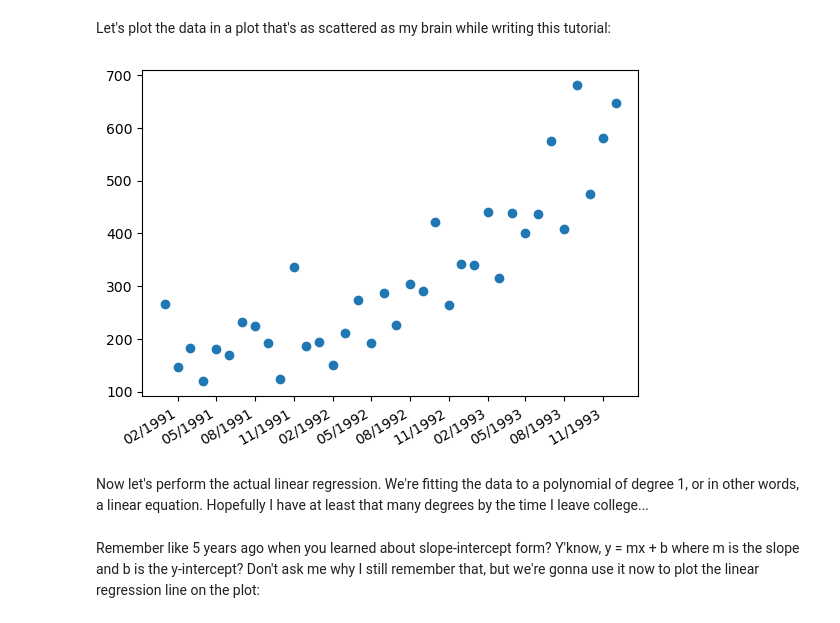
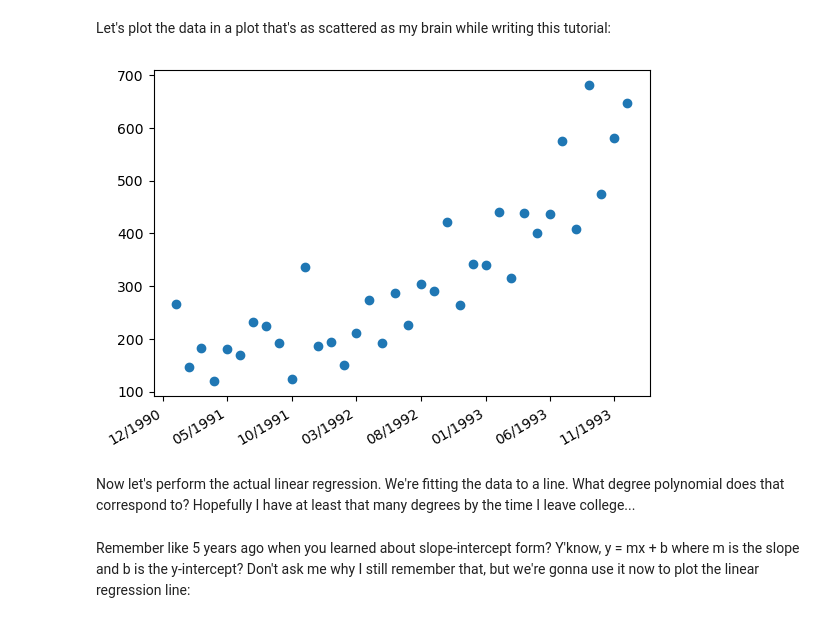
Before and after one commit to smendozatoledo/HW7, a Jupyter notebook: nbs/00_core.ipynb, the cells around one changed output. Cells and saved outputs as stored; diff of their text form; code cells hidden in the pictures.

```diff
--- a/nbs/00_core.ipynb
+++ b/nbs/00_core.ipynb
@@ -25,16 +26,18 @@ Let's plot the data in a plot that's as scattered as my brain while writing this
 # %%
 import matplotlib.pyplot as plt
 import matplotlib.dates as mdates
 
-# Plot with X-axis as dates
+# Format X-axis properly
 plt.gca().xaxis.set_major_formatter(mdates.DateFormatter('%m/%Y'))
-plt.gca().xaxis.set_major_locator(mdates.MonthLocator(interval=3))
-plt.scatter(dates, sales)
+plt.gca().xaxis.set_major_locator(mdates.MonthLocator(interval=5))
 plt.gcf().autofmt_xdate()
+
+# Plot with X-axis as date and Y-axis as sales
+points = plt.scatter(?????, ?????)
 # %% [output]
-[figure, old version]
+[figure, new version]
 # %% [markdown]
-Now let's perform the actual linear regression. We're fitting the data to a polynomial of degree 1, or in other words, a linear equation. Hopefully I have at least that many degrees by the time I leave college...
+Now let's perform the actual linear regression. We're fitting the data to a line. What degree polynomial does that correspond to? Hopefully I have at least that many degrees by the time I leave college...
 # %%
 import numpy as np
 
@@ -49,2 +53,2 @@ linear_regression = np.polyfit(numeric_months, sales, 1)
 # %% [markdown]
-Remember like 5 years ago when you learned about slope-intercept form? Y'know, y = mx + b where m is the slope and b is the y-intercept? Don't ask me why I still remember that, but we're gonna use it now to plot the linear regression line on the plot:
+Remember like 5 years ago when you learned about slope-intercept form? Y'know, y = mx + b where m is the slope and b is the y-intercept? Don't ask me why I still remember that, but we're gonna use it now to plot the linear regression line:
```
Also changed, not shown: parts of 8 cells of this notebook, 3 other files.
